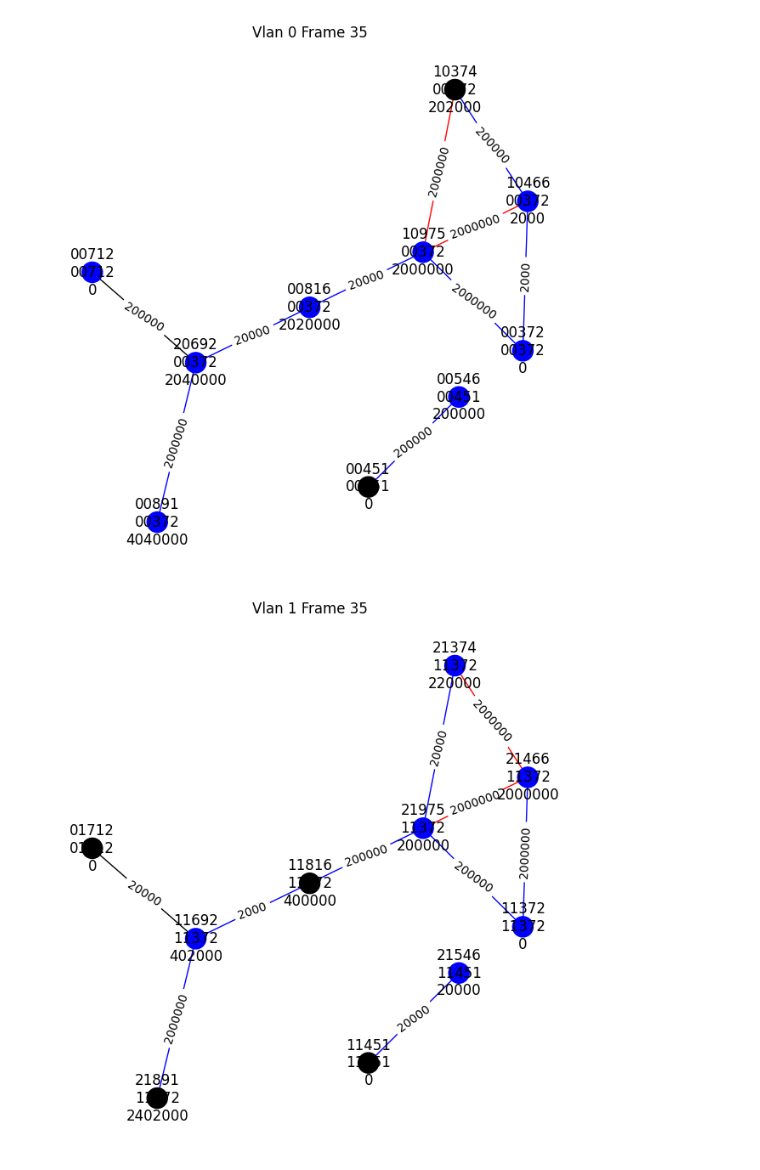
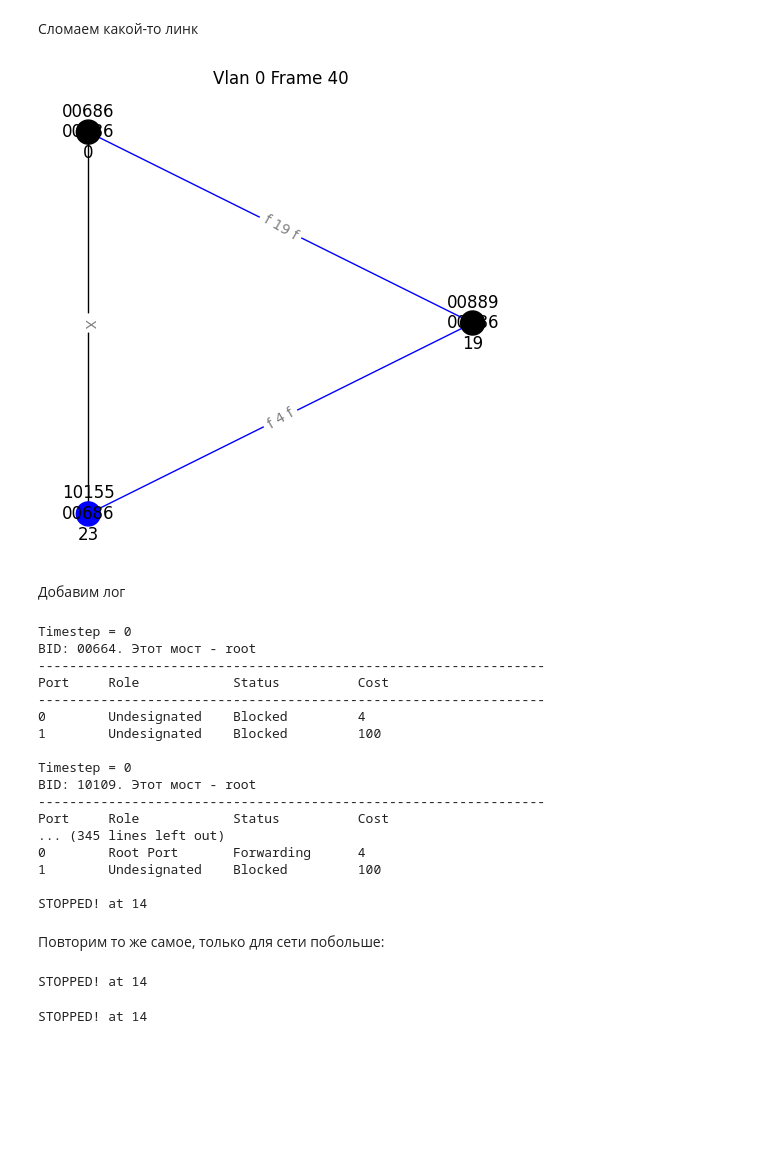
Before and after one commit to Artemmakanov/networks, a Jupyter notebook: pvstp/drawing.ipynb, the cells around one changed output. Cells and saved outputs as stored; diff of their text form; code cells hidden in the pictures; blank space fills up the shorter version.

```diff
--- a/pvstp/drawing.ipynb
+++ b/pvstp/drawing.ipynb
@@ -18,0 +14,5 @@ STOPPED! at 5
+# %%
+
+# Постоим простую сеть с 1 vlan на 3 узла и 3 дуги
+vlans_n = 1
+nets, c1s, d1s = find_convergence(3, 3, 100, vlans_n, rstp=False, verbose=True)
@@ -27,12 +30,48 @@ draw_stp(nets, 'test-3', 15, vlans_n)
+# %% [markdown]
+Сломаем какой-то линк
 # %%
 # Если broke_times не равен None, то заускается симуляция до того момента, когда не наступает
 # момент broke_times + 1 (логично его задать как convergence+1)
 # И рвется линк по номером edgeid
 # Затем симуляция длиться до max_step
 # Сломанный линк помечается черным цветом
 max_step = 40
 
-draw_stp(nets, 'test-cut-3', max_step, vlans_n, broke_times=c1s, edgeid=4)
+draw_stp(nets, 'test-cut-3', max_step, vlans_n, broke_times=c1s, edgeid=2)
 # %% [output]
-[figure, old version]
+[figure, new version]
-[figure, removed]
+# %% [markdown]
+Добавим лог
+# %%
+
+# Постоим простую сеть с 1 vlan на 3 узла и 3 дуги
+vlans_n = 1
+nets, c1s, d1s = find_convergence(3, 3, 100, vlans_n, rstp=False, verbose=True, log=True)
+# %% [output]
+Timestep = 0
+BID: 00664. Этот мост - root
+-----------------------------------------------------------------
+Port     Role            Status          Cost
+-----------------------------------------------------------------
+0        Undesignated    Blocked         4
+1        Undesignated    Blocked         100
+
+Timestep = 0
+BID: 10109. Этот мост - root
+-----------------------------------------------------------------
+Port     Role            Status          Cost
+... (345 lines left out)
+0        Root Port       Forwarding      4
+1        Undesignated    Blocked         100
+
+STOPPED! at 14
+# %% [markdown]
+Повторим то же самое, только для сети побольше:
+# %%
+
+# Постоим простую сеть с 2 vlan на 5 узлов и 6 дуг
+vlans_n = 2
+nets, c1s, d1s = find_convergence(5, 6, 100, vlans_n, rstp=False, verbose=True)
+# %% [output]
+STOPPED! at 14
+STOPPED! at 14
```
Also changed, not shown: parts of 7 cells of this notebook, 24 other files.
